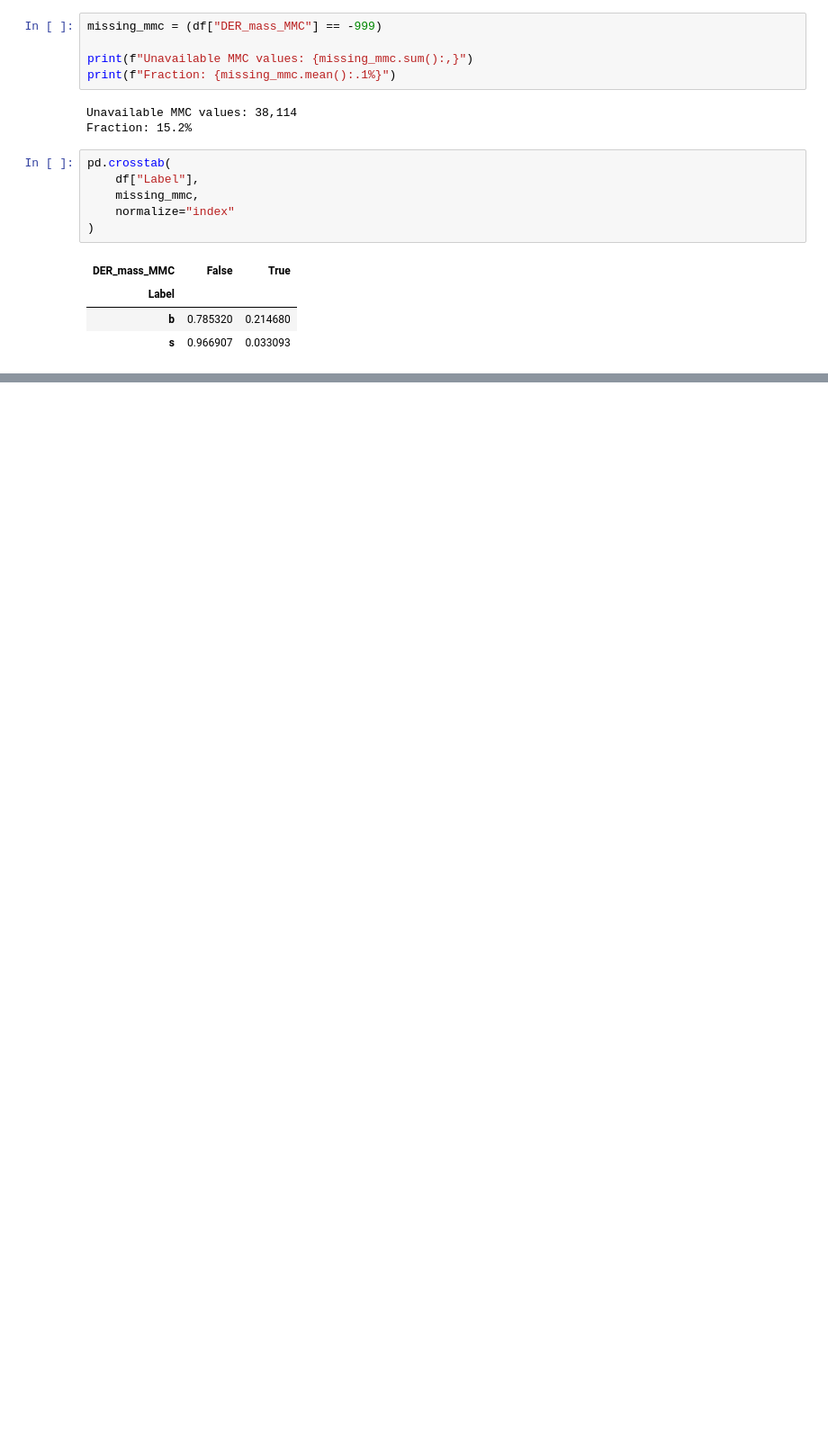
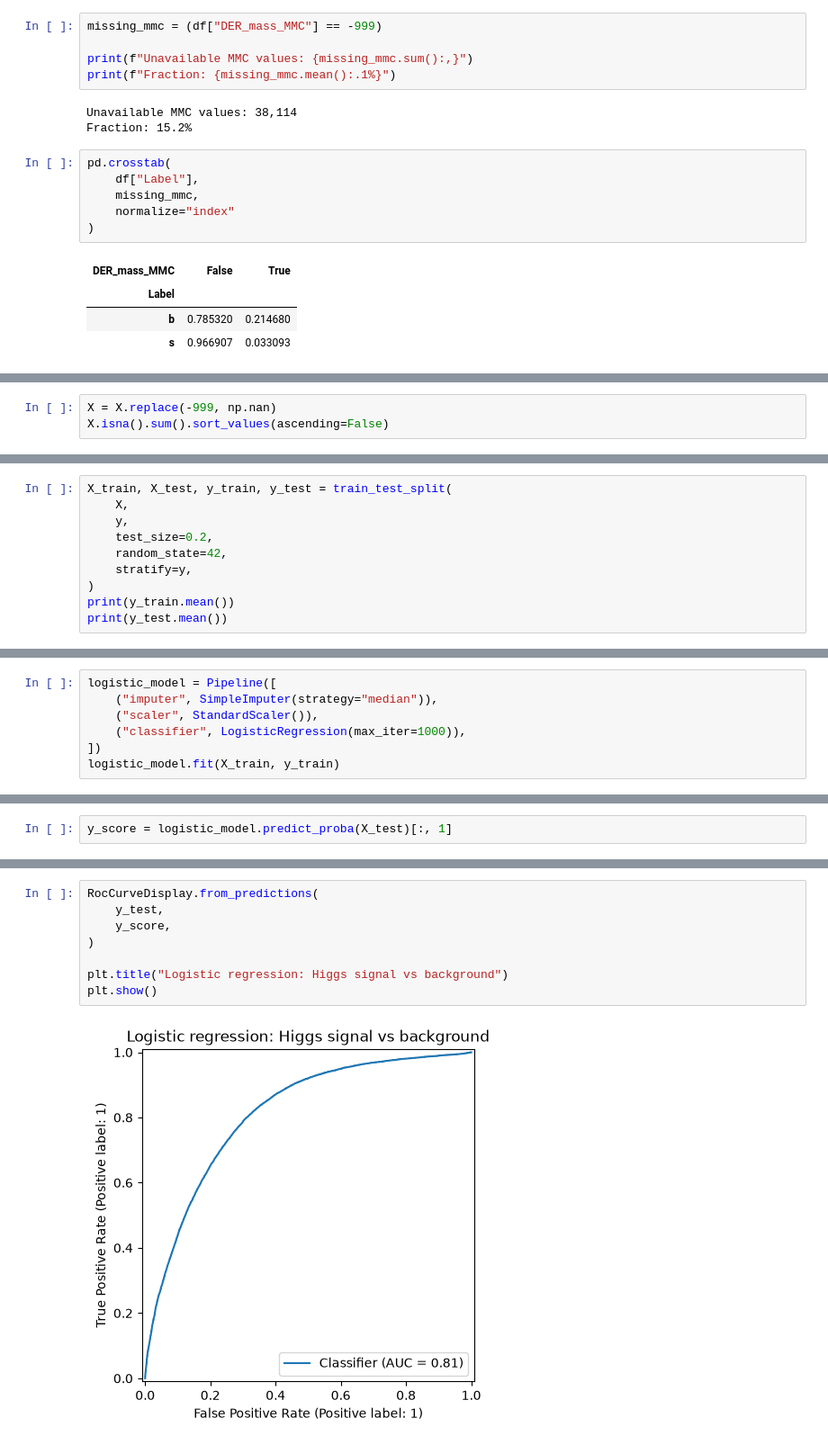
Before and after one commit to nicobenincasa/higgs_ml, a Jupyter notebook: notebooks/01_exploration.ipynb, the cells around one changed output, grey strips where cells are left out. Shown at 90% size. Cells and saved outputs as stored; diff of their text form; blank space fills up the shorter version.

Commit message:
Build logistic regression baseline

```diff
--- a/notebooks/01_exploration.ipynb
+++ b/notebooks/01_exploration.ipynb
@@ -112,0 +150,3 @@ pd.crosstab(
+# %%
+X = X.replace(-999, np.nan)
+X.isna().sum().sort_values(ascending=False)
@@ -112,0 +171,10 @@ pd.crosstab(
+# %%
+X_train, X_test, y_train, y_test = train_test_split(
+    X,
+    y,
+    test_size=0.2,
+    random_state=42,
+    stratify=y,
+)
+print(y_train.mean())
+print(y_test.mean())
@@ -112,0 +184,7 @@ pd.crosstab(
+# %%
+logistic_model = Pipeline([
+    ("imputer", SimpleImputer(strategy="median")),
+    ("scaler", StandardScaler()),
+    ("classifier", LogisticRegression(max_iter=1000)),
+])
+logistic_model.fit(X_train, y_train)
@@ -112,0 +195,2 @@ pd.crosstab(
+# %%
+y_score = logistic_model.predict_proba(X_test)[:, 1]
@@ -112,0 +202,10 @@ pd.crosstab(
+# %%
+RocCurveDisplay.from_predictions(
+    y_test,
+    y_score,
+)
+
+plt.title("Logistic regression: Higgs signal vs background")
+plt.show()
+# %% [output]
+[figure, added]
```
Also changed, not shown: parts of 7 cells of this notebook.
